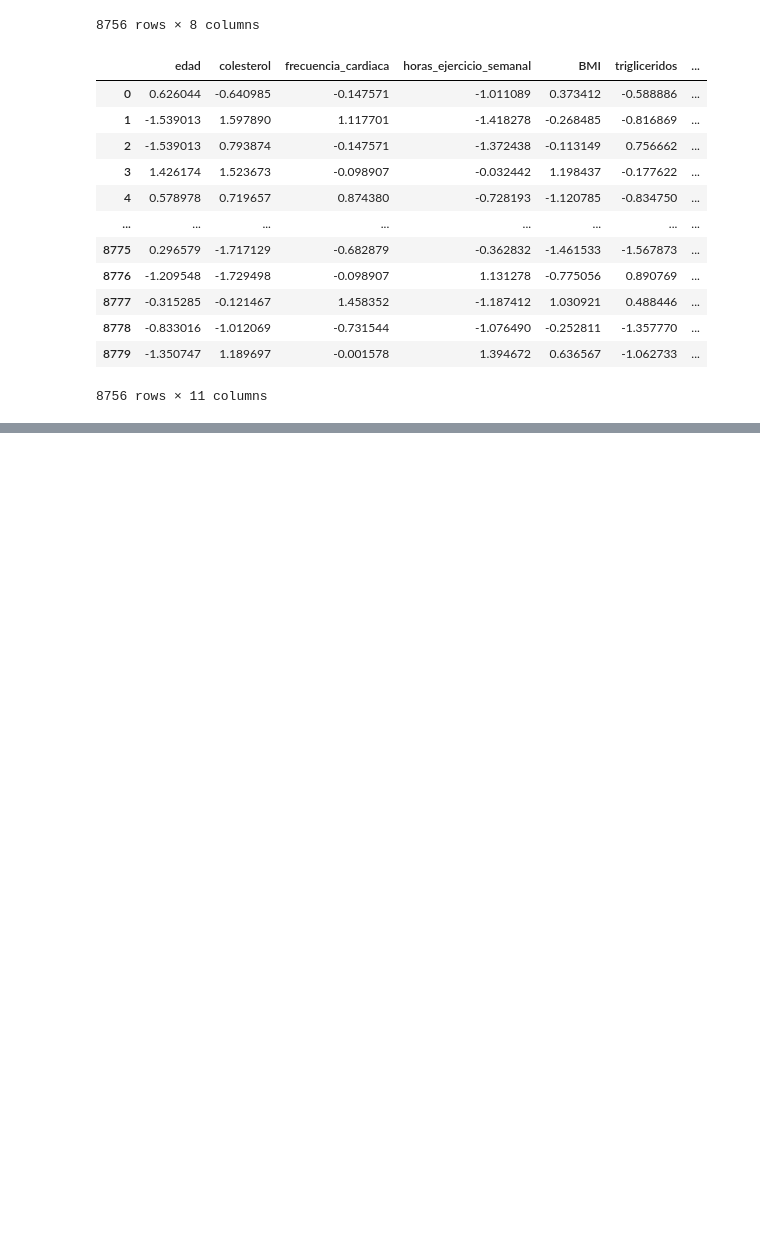
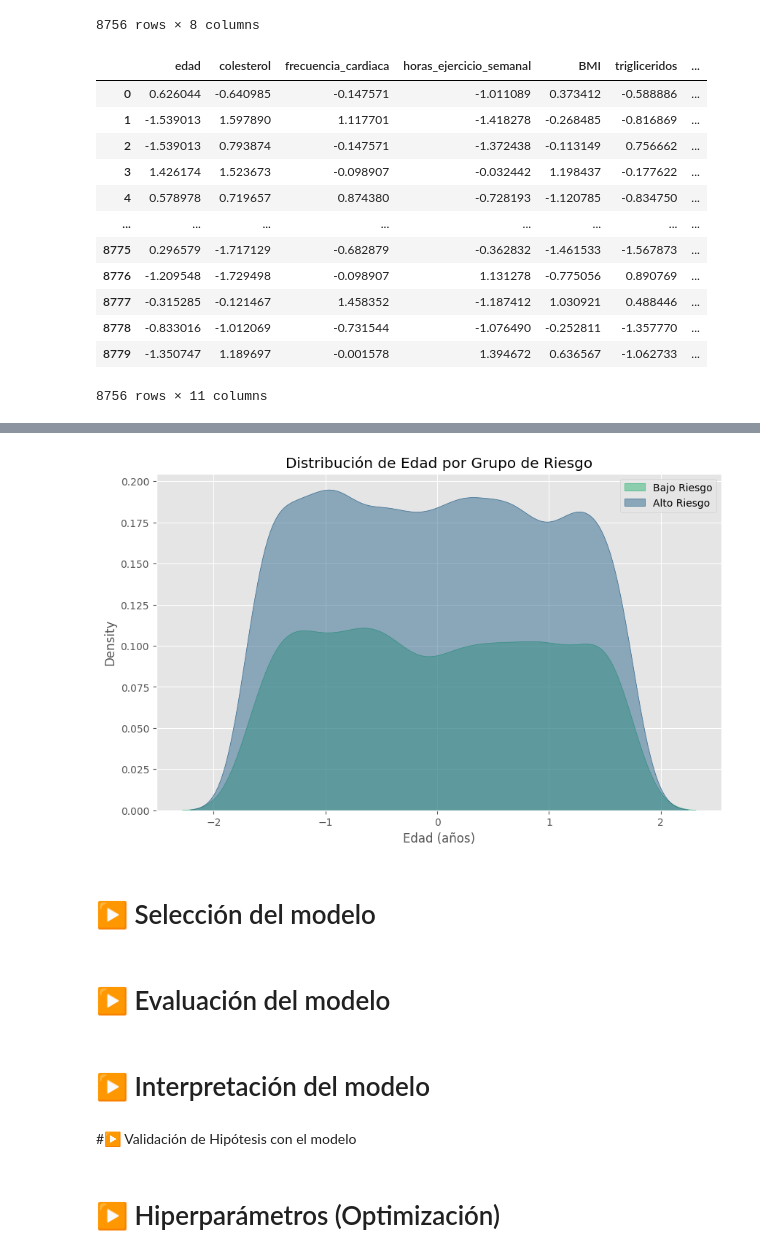
Before and after one commit to nueveonce/DS-Etapa-2-final, a Jupyter notebook: Proyecto_Final_Toledo_Roberto.ipynb, the cells around one changed output, grey strips where cells are left out. Cells and saved outputs as stored; diff of their text form; code cells hidden in the pictures; blank space fills up the shorter version.

```diff
--- a/Proyecto_Final_Toledo_Roberto.ipynb
+++ b/Proyecto_Final_Toledo_Roberto.ipynb
@@ -823,0 +819,19 @@ Test U: p-valor = 0.7074
+# %%
+plt.figure(figsize=(10, 6))
+sns.kdeplot(data=df, x="edad", hue="riesgo_infarto", fill=True, alpha=0.5, palette="viridis")
+plt.title("Distribución de Edad por Grupo de Riesgo")
+plt.xlabel("Edad (años)")
+plt.legend(["Bajo Riesgo", "Alto Riesgo"])
+plt.show()
+# %% [output]
+[figure, added]
+# %% [markdown]
+# ▶️ Selección del modelo
+# %% [markdown]
+# ▶️ Evaluación del modelo
+# %% [markdown]
+# ▶️ Interpretación del modelo
+# %% [markdown]
+#▶️ Validación de Hipótesis con el modelo
+# %% [markdown]
+# ▶️ Hiperparámetros (Optimización)
```
Also changed, not shown: parts of 6 cells of this notebook.
